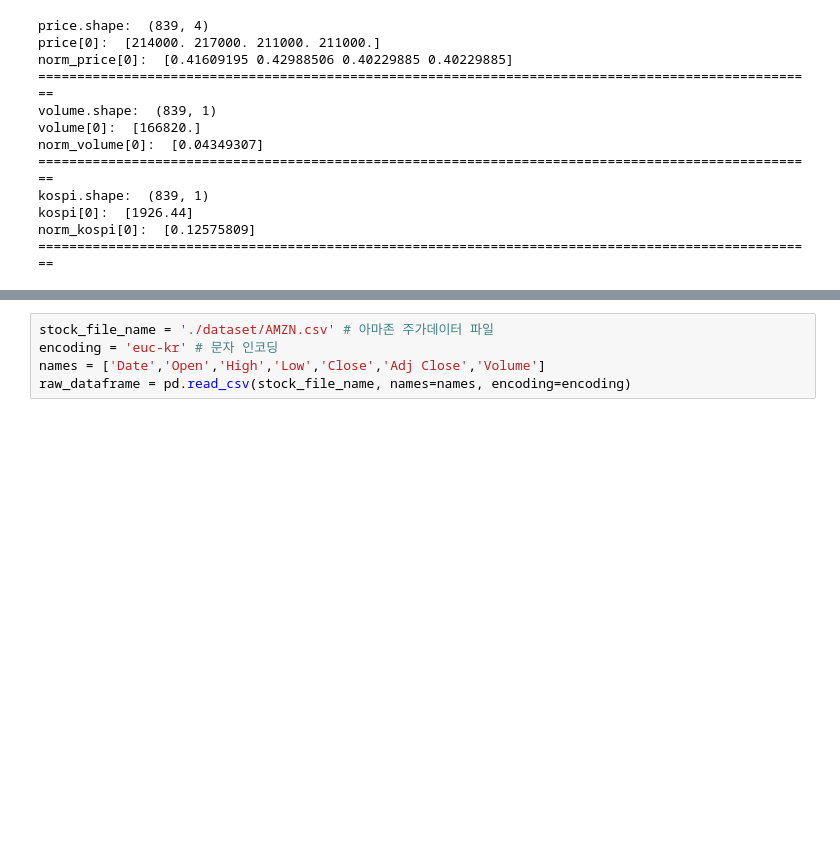
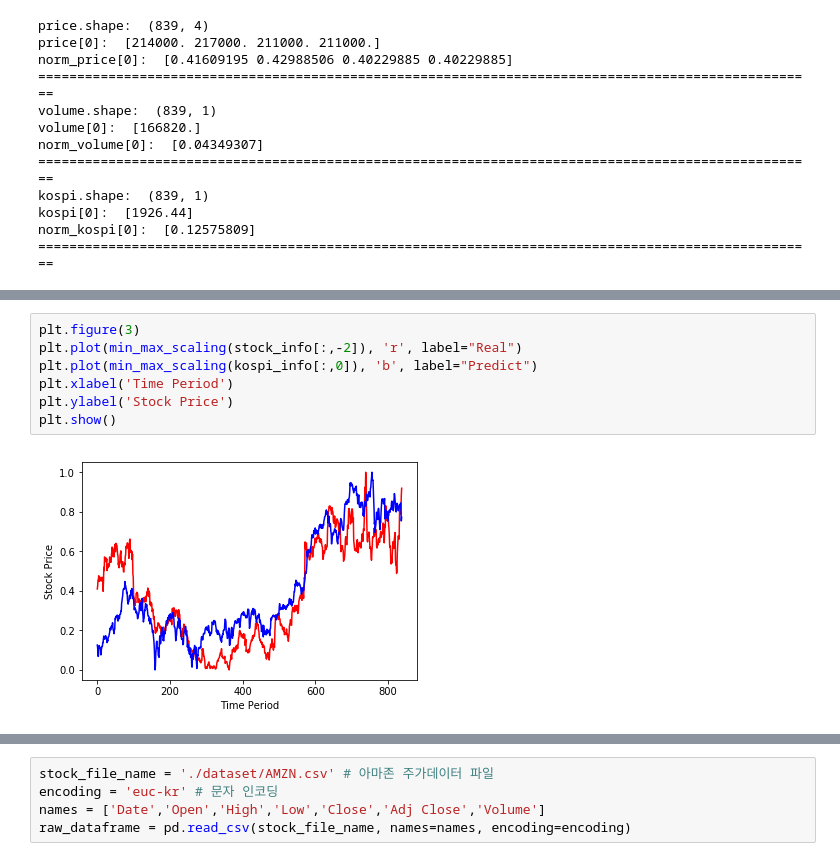
Before and after one commit to LeeKeon/AI, a Jupyter notebook: 2. SKKU/6.Project/1.testCode/4. Test Stock with sds-kospi 각각 학습하고 더하기.ipynb, the cells around one changed output, grey strips where cells are left out. Drawn from its saved outputs; the diff is of its cells as text; blank space fills up the shorter version.

```diff
--- a/2. SKKU/6.Project/1.testCode/4. Test Stock with sds-kospi 각각 학습하고 더하기.ipynb
+++ b/2. SKKU/6.Project/1.testCode/4. Test Stock with sds-kospi 각각 학습하고 더하기.ipynb
@@ -397,3 +436,12 @@ plt.show()
+# %%
+plt.figure(3)
+plt.plot(min_max_scaling(stock_info[:,-2]), 'r', label="Real")
+plt.plot(min_max_scaling(kospi_info[:,0]), 'b', label="Predict")
+plt.xlabel('Time Period')
+plt.ylabel('Stock Price')
+plt.show()
+# %% [output]
+[figure, added]
 # %%
 
 # sequence length만큼의 가장 최근 데이터를 슬라이싱한다
```
Also changed, not shown: parts of 11 cells of this notebook, 6 other files.
